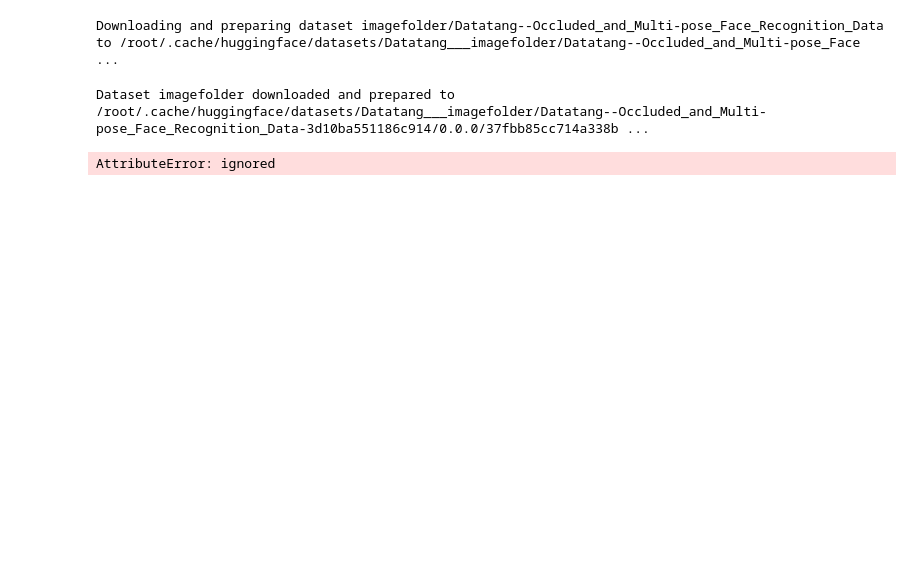
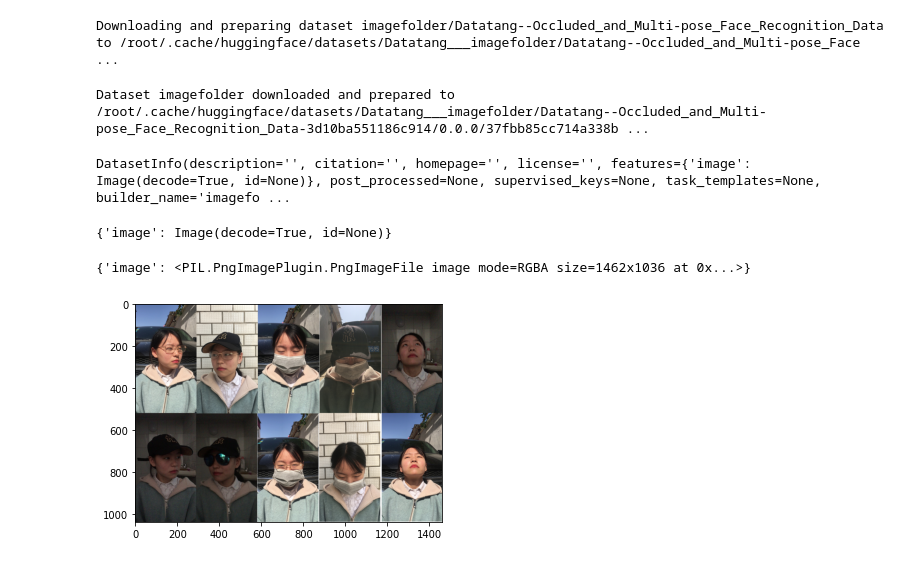
Before and after one commit to Folasewa/EmoAI_facerecognition, a Jupyter notebook: EmoAI_pose.ipynb, the cells around one changed output. Cells and saved outputs as stored; diff of their text form; code cells hidden in the pictures; blank space fills up the shorter version.

```diff
--- a/EmoAI_pose.ipynb
+++ b/EmoAI_pose.ipynb
@@ -52,7 +52,23 @@ dataset = load_dataset('Datatang/Occluded_and_Multi-pose_Face_Recognition_Data')
 # %% [output]
 Downloading and preparing dataset imagefolder/Datatang--Occluded_and_Multi-pose_Face_Recognition_Data to /root/.cache/huggingface/datasets/Datatang___imagefolder/Datatang--Occluded_and_Multi-pose_Face ...
 Dataset imagefolder downloaded and prepared to /root/.cache/huggingface/datasets/Datatang___imagefolder/Datatang--Occluded_and_Multi-pose_Face_Recognition_Data-3d10ba551186c914/0.0.0/37fbb85cc714a338b ...
-# %%
-dataset.i
-# %% [output]
-AttributeError: ignored
+# %%
+dataset['train'].info
+# %% [output]
+DatasetInfo(description='', citation='', homepage='', license='', features={'image': Image(decode=True, id=None)}, post_processed=None, supervised_keys=None, task_templates=None, builder_name='imagefo ...
+# %%
+dataset['train'].features
+# %% [output]
+{'image': Image(decode=True, id=None)}
+# %%
+print(dataset['train'][0])
+# %% [output]
+{'image': <PIL.PngImagePlugin.PngImageFile image mode=RGBA size=1462x1036 at 0x...>}
+# %%
+import matplotlib.pyplot as plt
+image = dataset['train'][0]['image']
+
+plt.imshow(image)
+plt.show()
+# %% [output]
+[figure, added]
```
